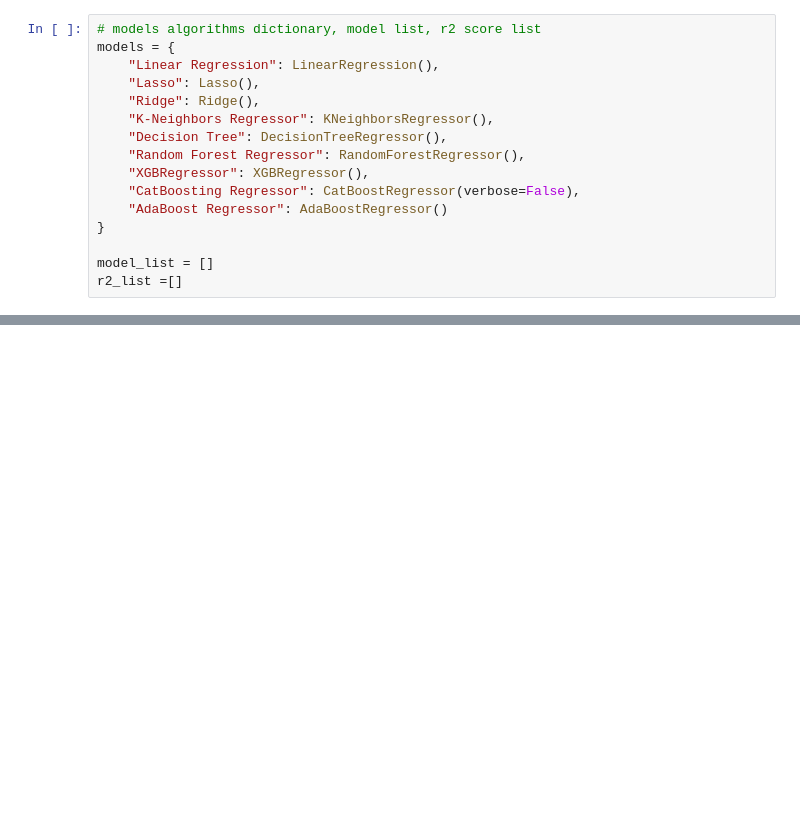
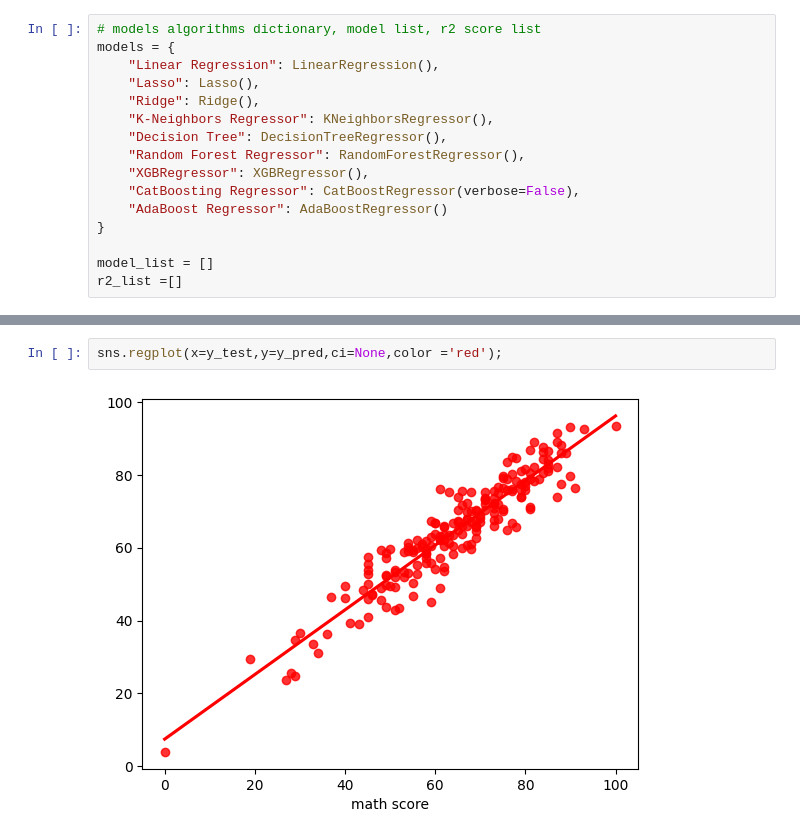
Before and after one commit to sreeman-11021996/Student-Performance-Indicator_-End-to-End-_project_2026_feb, a Jupyter notebook: notebook/2. MODEL TRAINING.ipynb, the cells around one changed output, grey strips where cells are left out. Saved outputs shown, nothing was run; the diff lists cells and outputs as text; blank space fills up the shorter version.

```diff
--- a/notebook/2. MODEL TRAINING.ipynb
+++ b/notebook/2. MODEL TRAINING.ipynb
@@ -413,0 +430,4 @@ Model performance for Test set
+# %%
+sns.regplot(x=y_test,y=y_pred,ci=None,color ='red');
+# %% [output]
+[figure, added]
```
Also changed, not shown: parts of 26 cells of this notebook, 4 other files.
